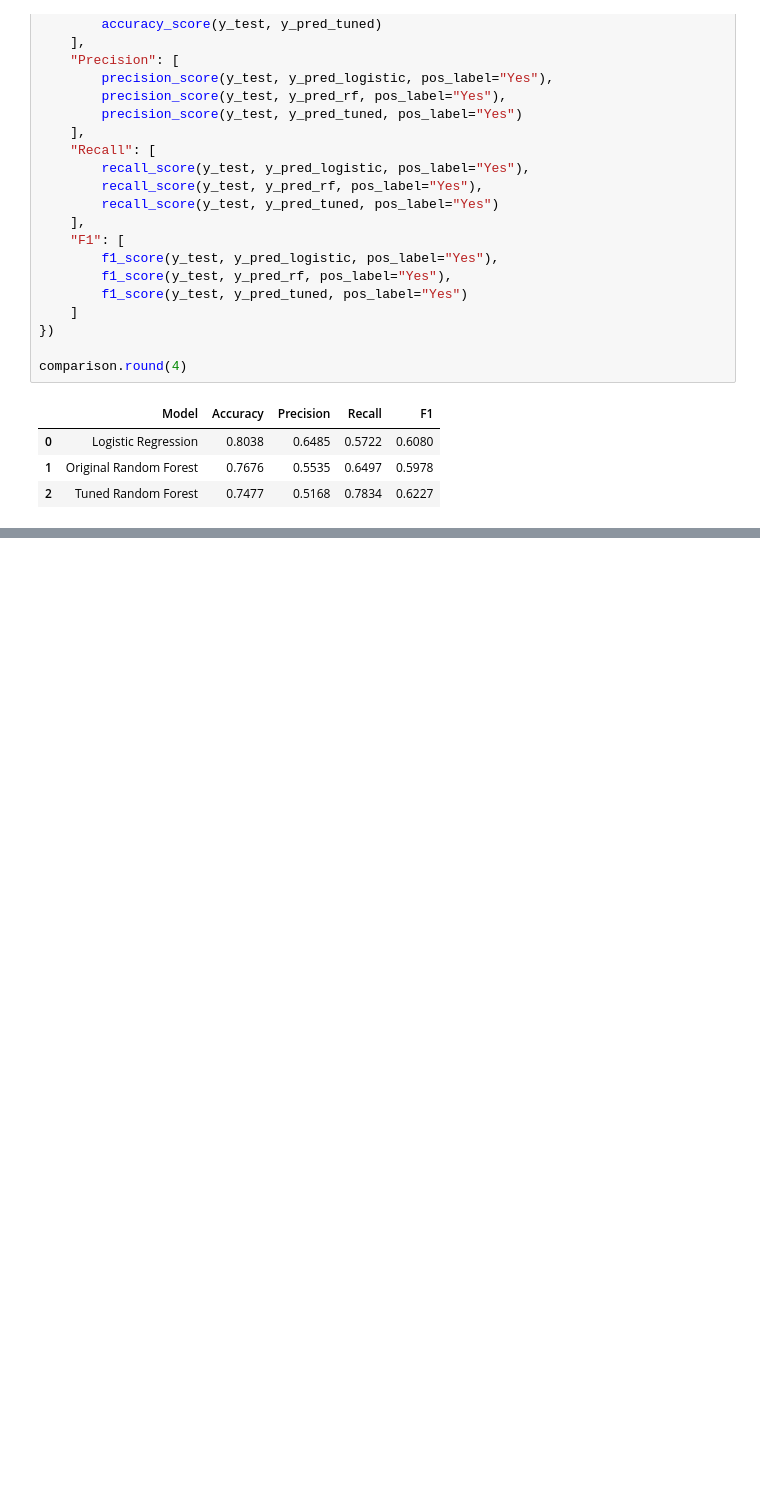
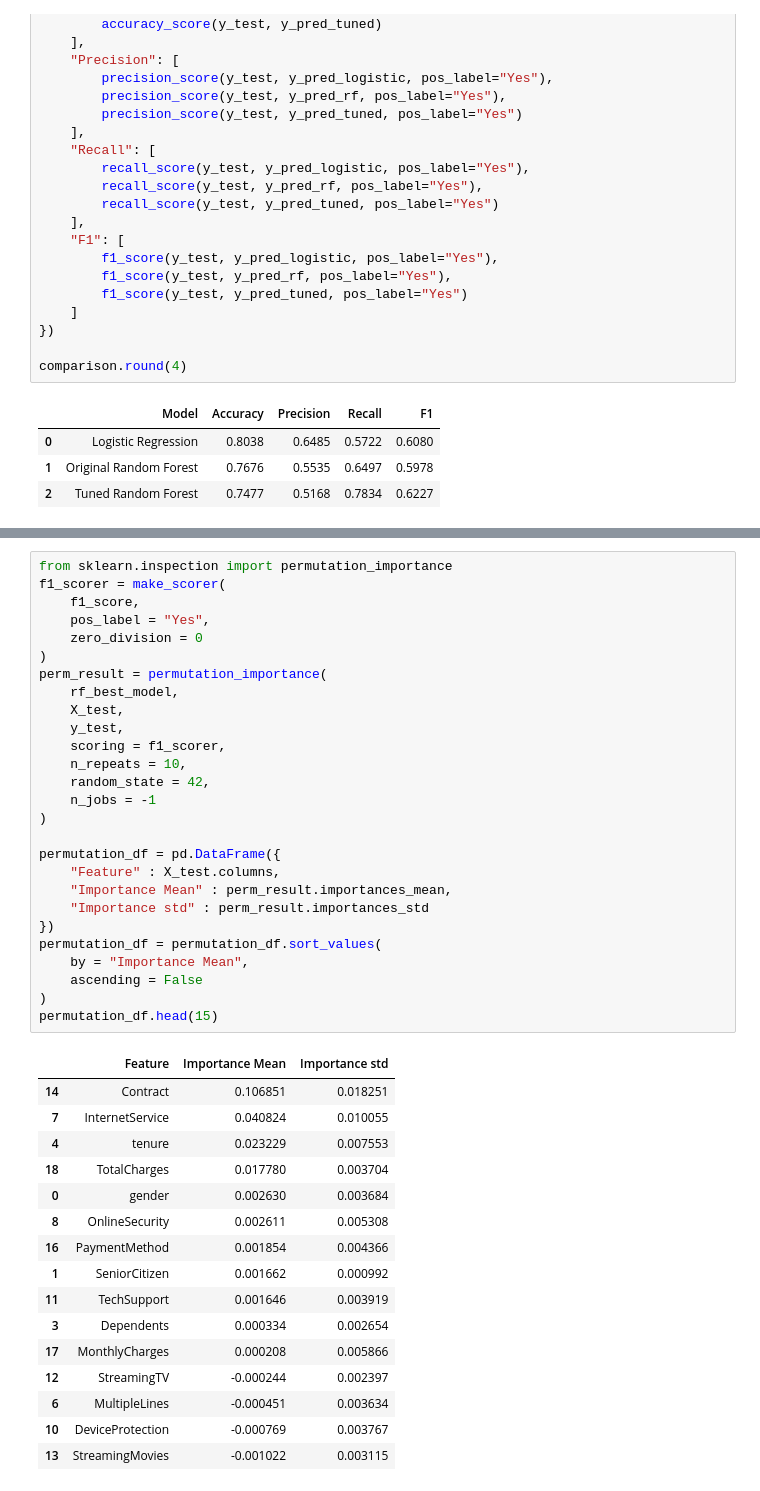
Before and after one commit to Juli-af/customer-churn-prediction, a Jupyter notebook: notebooks/01_data_inspection.ipynb, the cells around one changed output, grey strips where cells are left out. Saved outputs shown, nothing was run; the diff lists cells and outputs as text; blank space fills up the shorter version.

```diff
--- a/notebooks/01_data_inspection.ipynb
+++ b/notebooks/01_data_inspection.ipynb
@@ -644,0 +687,44 @@ comparison.round(4)
+# %%
+from sklearn.inspection import permutation_importance
+f1_scorer = make_scorer(
+    f1_score,
+    pos_label = "Yes",
+    zero_division = 0
+)
+perm_result = permutation_importance(
+    rf_best_model,
+    X_test,
+    y_test,
+    scoring = f1_scorer,
+    n_repeats = 10,
+    random_state = 42,
+    n_jobs = -1
+)
+
+permutation_df = pd.DataFrame({
+    "Feature" : X_test.columns,
+    "Importance Mean" : perm_result.importances_mean,
+    "Importance std" : perm_result.importances_std
+})
+permutation_df = permutation_df.sort_values(
+    by = "Importance Mean",
+    ascending = False
+)
+permutation_df.head(15)
+# %% [output]
+|  | Feature | Importance Mean | Importance std |
+| 14 | Contract | 0.106851 | 0.018251 |
+| 7 | InternetService | 0.040824 | 0.010055 |
+| 4 | tenure | 0.023229 | 0.007553 |
+| 18 | TotalCharges | 0.017780 | 0.003704 |
+| 0 | gender | 0.002630 | 0.003684 |
+| 8 | OnlineSecurity | 0.002611 | 0.005308 |
+| 16 | PaymentMethod | 0.001854 | 0.004366 |
+| 1 | SeniorCitizen | 0.001662 | 0.000992 |
+| 11 | TechSupport | 0.001646 | 0.003919 |
+| 3 | Dependents | 0.000334 | 0.002654 |
+| 17 | MonthlyCharges | 0.000208 | 0.005866 |
+| 12 | StreamingTV | -0.000244 | 0.002397 |
+| 6 | MultipleLines | -0.000451 | 0.003634 |
+| 10 | DeviceProtection | -0.000769 | 0.003767 |
+| 13 | StreamingMovies | -0.001022 | 0.003115 |
```
Also changed, not shown: parts of 2 cells of this notebook.
